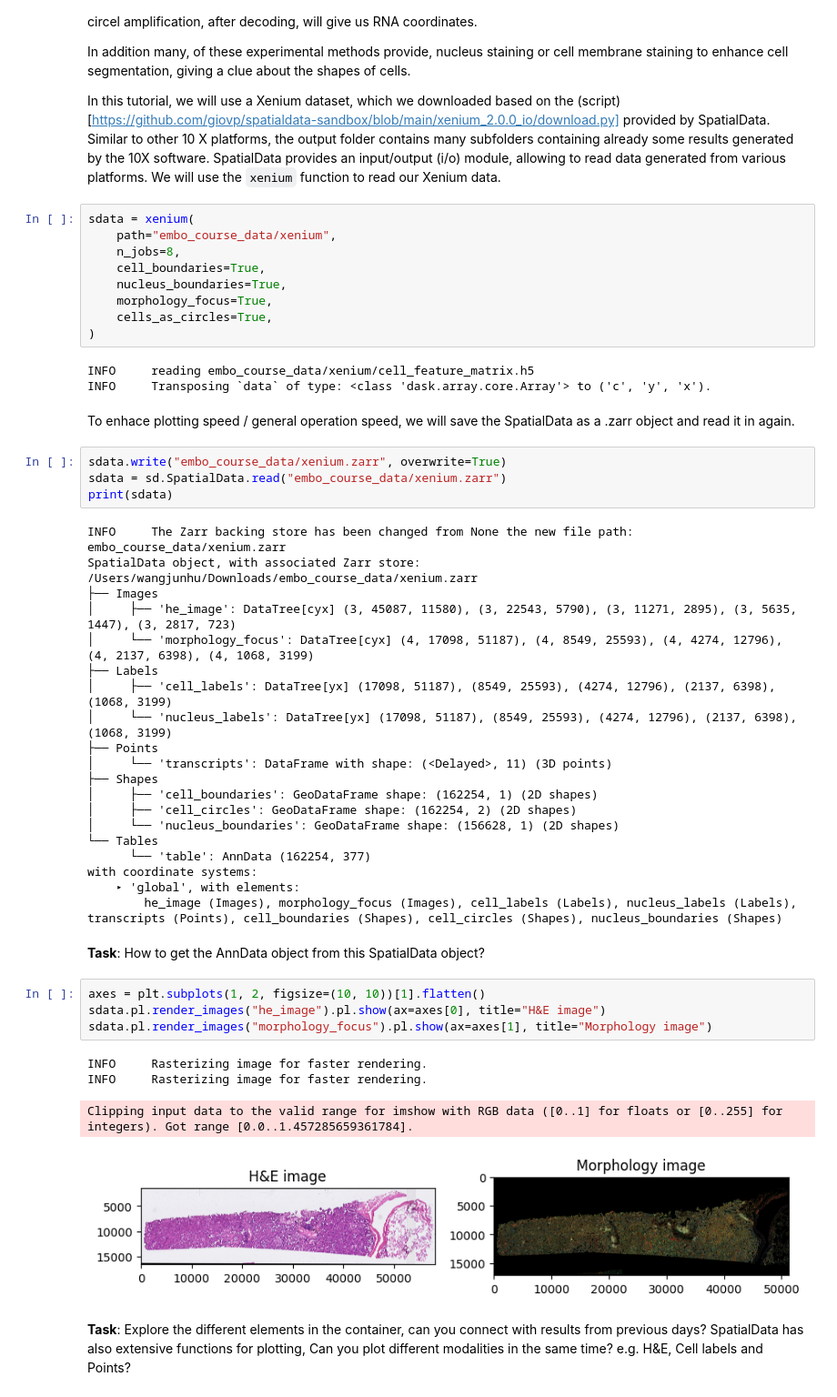
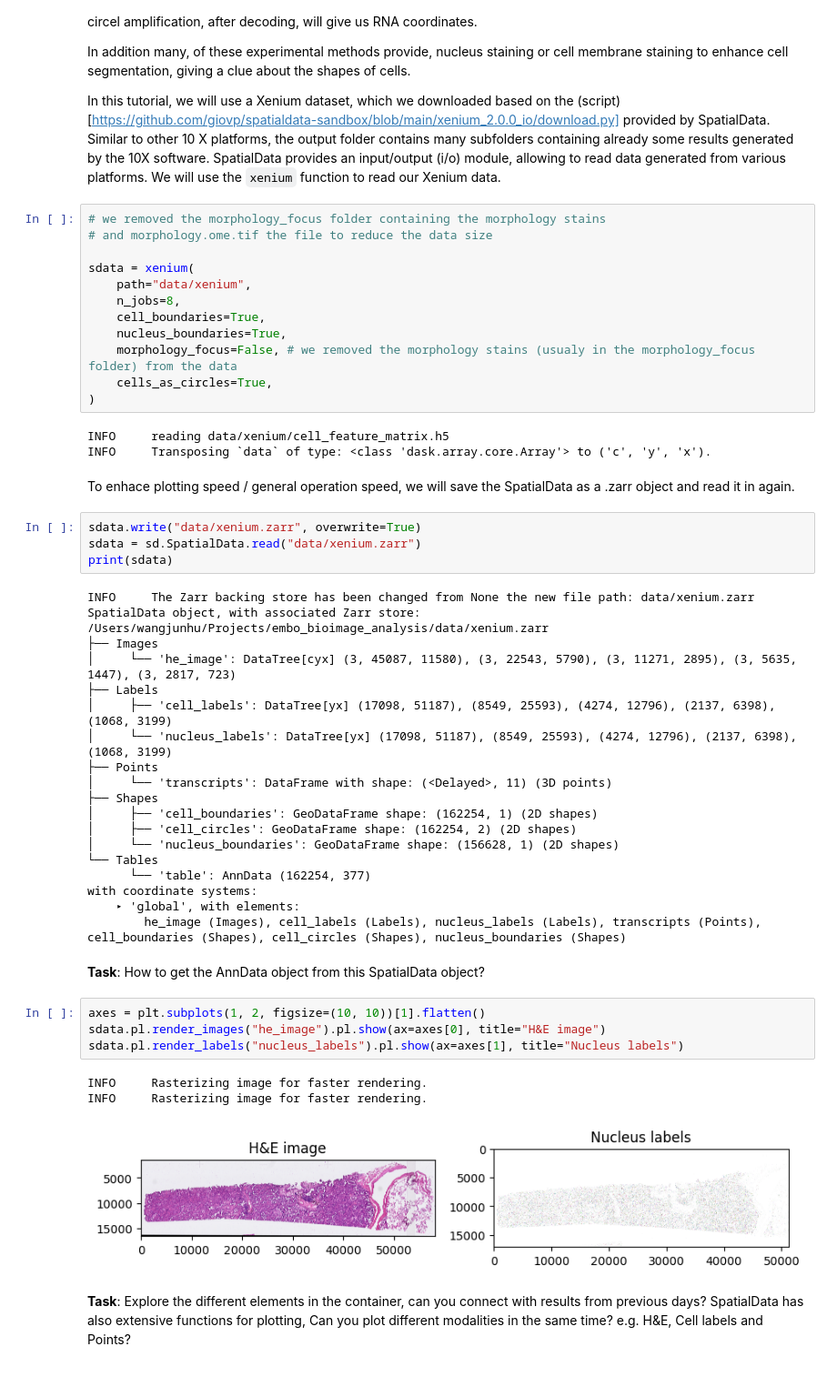
Before and after one commit to velten-group/embo_bioimage_analysis, a Jupyter notebook: spatialdata_introduction.ipynb, the cells around one changed output. Shown at 91% size. Saved outputs shown, nothing was run; the diff lists cells and outputs as text.

````diff
--- a/spatialdata_introduction.ipynb
+++ b/spatialdata_introduction.ipynb
@@ -48,29 +48,31 @@ In addition many, of these experimental methods provide, nucleus staining or cel
 
 In this tutorial, we will use a Xenium dataset, which we downloaded based on the (script)[https://github.com/giovp/spatialdata-sandbox/blob/main/xenium_2.0.0_io/download.py] provided by SpatialData. Similar to other 10 X platforms, the output folder contains many subfolders containing already some results generated by the 10X software. SpatialData provides an input/output (i/o) module, allowing to read data generated from various platforms. We will use the ```xenium``` function to read our Xenium data.
 # %%
+# we removed the morphology_focus folder containing the morphology stains
+# and morphology.ome.tif the file to reduce the data size
+
 sdata = xenium(
-    path="embo_course_data/xenium",
+    path="data/xenium",
     n_jobs=8,
     cell_boundaries=True,
     nucleus_boundaries=True,
-    morphology_focus=True,
+    morphology_focus=False, # we removed the morphology stains (usualy in the morphology_focus folder) from the data
     cells_as_circles=True,
 )
 # %% [output]
-INFO     reading embo_course_data/xenium/cell_feature_matrix.h5
+INFO     reading data/xenium/cell_feature_matrix.h5
 INFO     Transposing `data` of type: <class 'dask.array.core.Array'> to ('c', 'y', 'x').
 # %% [markdown]
 To enhace plotting speed / general operation speed, we will save the SpatialData as a .zarr object and read it in again.
 # %%
-sdata.write("embo_course_data/xenium.zarr", overwrite=True)
-sdata = sd.SpatialData.read("embo_course_data/xenium.zarr")
+sdata.write("data/xenium.zarr", overwrite=True)
+sdata = sd.SpatialData.read("data/xenium.zarr")
 print(sdata)
 # %% [output]
-INFO     The Zarr backing store has been changed from None the new file path: embo_course_data/xenium.zarr
-SpatialData object, with associated Zarr store: /Users/wangjunhu/Downloads/embo_course_data/xenium.zarr
+INFO     The Zarr backing store has been changed from None the new file path: data/xenium.zarr
+SpatialData object, with associated Zarr store: /Users/wangjunhu/Projects/embo_bioimage_analysis/data/xenium.zarr
 ├── Images
-│     ├── 'he_image': DataTree[cyx] (3, 45087, 11580), (3, 22543, 5790), (3, 11271, 2895), (3, 5635, 1447), (3, 2817, 723)
-│     └── 'morphology_focus': DataTree[cyx] (4, 17098, 51187), (4, 8549, 25593), (4, 4274, 12796), (4, 2137, 6398), (4, 1068, 3199)
+│     └── 'he_image': DataTree[cyx] (3, 45087, 11580), (3, 22543, 5790), (3, 11271, 2895), (3, 5635, 1447), (3, 2817, 723)
 ├── Labels
 │     ├── 'cell_labels': DataTree[yx] (17098, 51187), (8549, 25593), (4274, 12796), (2137, 6398), (1068, 3199)
 │     └── 'nucleus_labels': DataTree[yx] (17098, 51187), (8549, 25593), (4274, 12796), (2137, 6398), (1068, 3199)
@@ -84,18 +86,17 @@ SpatialData object, with associated Zarr store: /Users/wangjunhu/Downloads/embo_
       └── 'table': AnnData (162254, 377)
 with coordinate systems:
     ▸ 'global', with elements:
-        he_image (Images), morphology_focus (Images), cell_labels (Labels), nucleus_labels (Labels), transcripts (Points), cell_boundaries (Shapes), cell_circles (Shapes), nucleus_boundaries (Shapes)
+        he_image (Images), cell_labels (Labels), nucleus_labels (Labels), transcripts (Points), cell_boundaries (Shapes), cell_circles (Shapes), nucleus_boundaries (Shapes)
 # %% [markdown]
 **Task**: How to get the AnnData object from this SpatialData object?
 # %%
 axes = plt.subplots(1, 2, figsize=(10, 10))[1].flatten()
 sdata.pl.render_images("he_image").pl.show(ax=axes[0], title="H&E image")
-sdata.pl.render_images("morphology_focus").pl.show(ax=axes[1], title="Morphology image")
+sdata.pl.render_labels("nucleus_labels").pl.show(ax=axes[1], title="Nucleus labels")
 # %% [output]
 INFO     Rasterizing image for faster rendering.
 INFO     Rasterizing image for faster rendering.
-Clipping input data to the valid range for imshow with RGB data ([0..1] for floats or [0..255] for integers). Got range [0.0..1.457285659361784].
-[figure, old version]
+[figure, new version]
 # %% [markdown]
 **Task**: Explore the different elements in the container, can you connect with results from previous days? SpatialData has also extensive functions for plotting, Can you plot different modalities in the same time? e.g. H&E, Cell labels and Points?
 # %%
````
Also changed, not shown: parts of 2 cells of this notebook.
